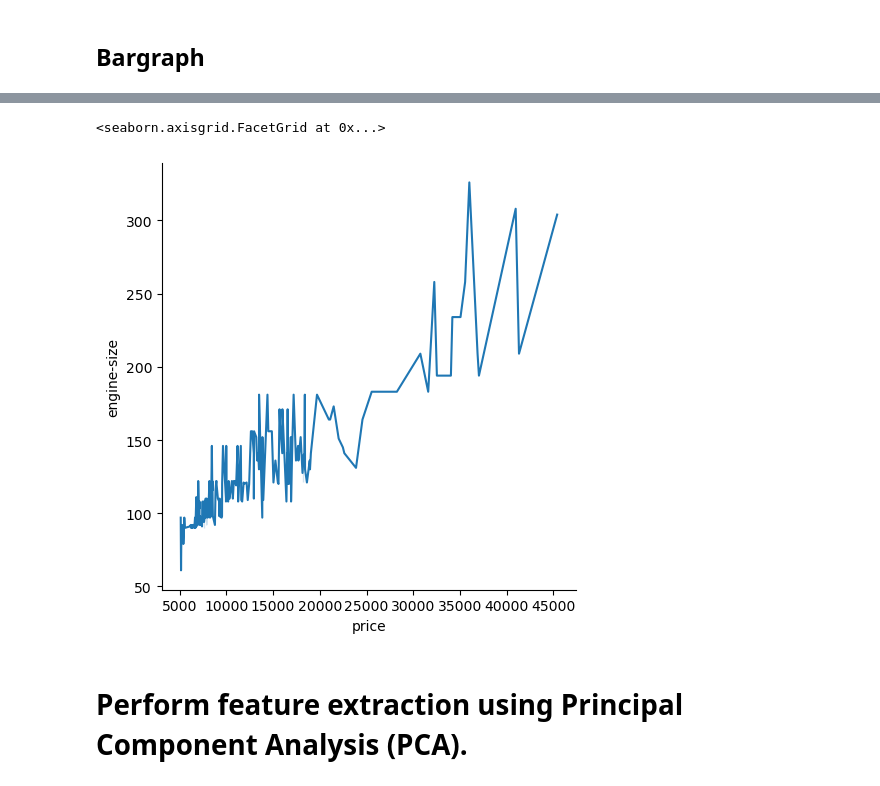
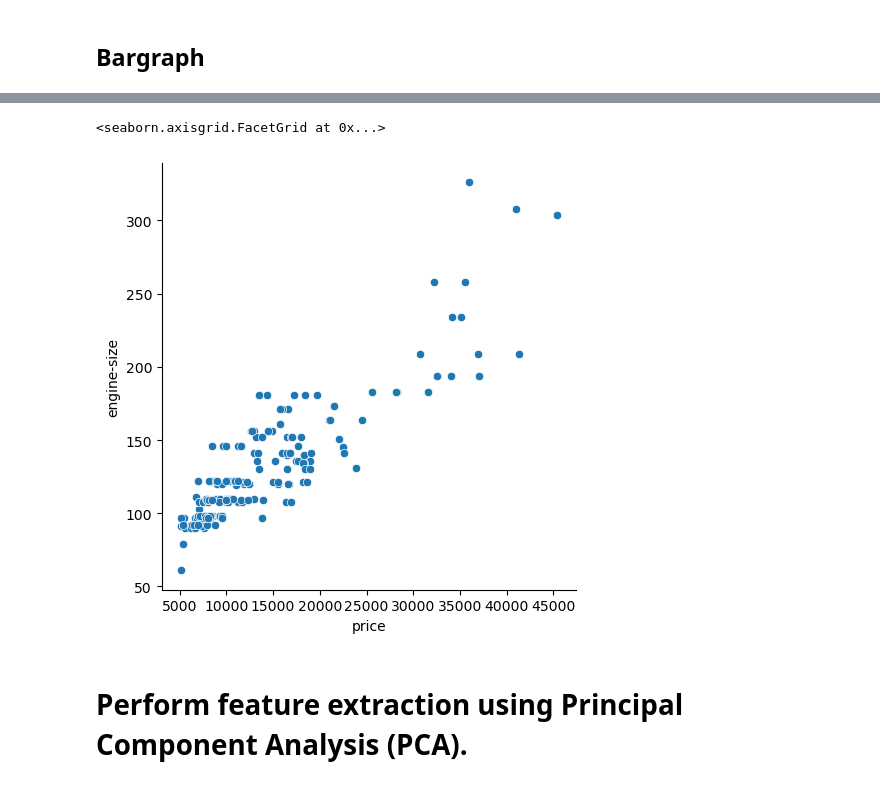
Before and after one commit to MayankTamakuwala/Automobile-Price-Prediction, a Jupyter notebook: project.ipynb, the cells around one changed output, grey strips where cells are left out. Drawn from its saved outputs; the diff is of its cells as text; code cells hidden in the pictures.

```diff
--- a/project.ipynb
+++ b/project.ipynb
@@ -219,7 +235,8 @@ df.shape
 # %%
 df = pd.read_csv("data.csv", header=None, names=col_names)
 
-df = df.drop(columns=["compression-ratio", "stroke", "peak-rpm", "num-of-doors", "normalized-losses", "symboling"])
+df = df.drop(columns=["compression-ratio", "stroke", "peak-rpm",
+             "num-of-doors", "normalized-losses", "symboling"])
 
 df.replace("?", float("NaN"), inplace=True)
 df["price"] = pd.to_numeric(df["price"])
@@ -241,8 +275,8 @@ df.shape
 # %%
 sb.relplot(
-    data=df, kind="line",
-    x="price", y="engine-size",
+    data=df,
+    x="price", y="engine-size"
 )
 # %% [output]
 <seaborn.axisgrid.FacetGrid at 0x...>
-[figure, old version]
+[figure, new version]
```
Also changed, not shown: parts of 30 cells of this notebook.
